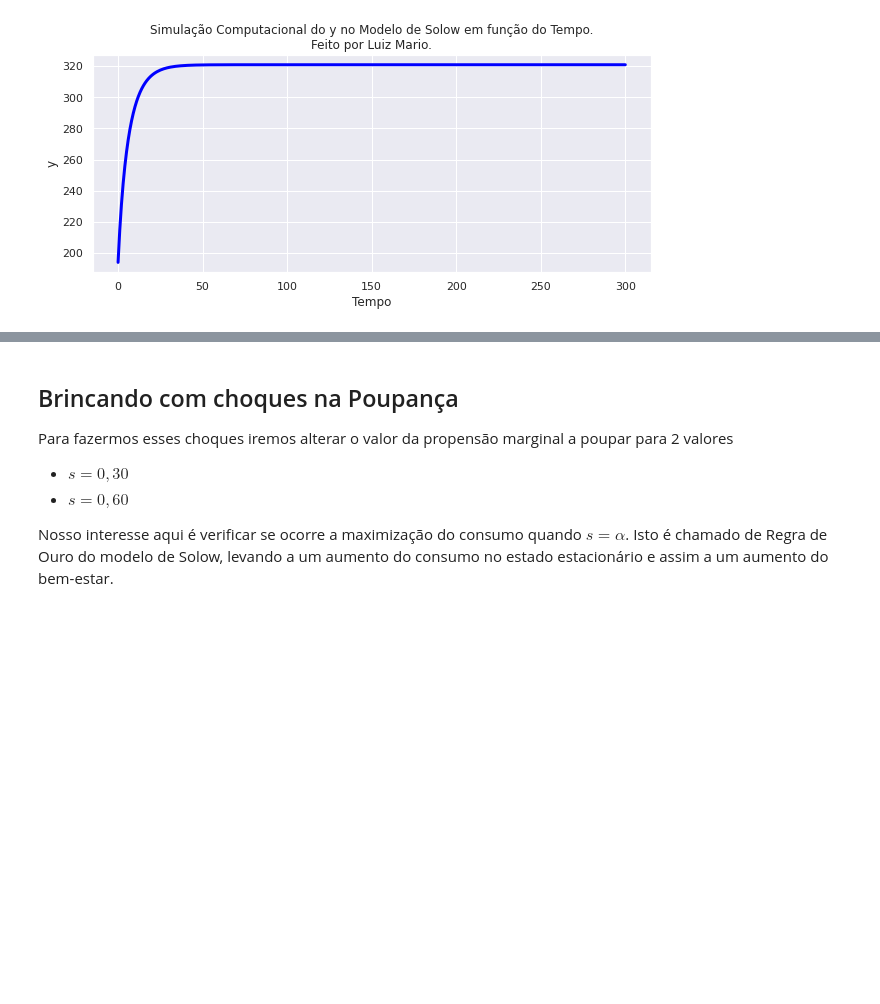
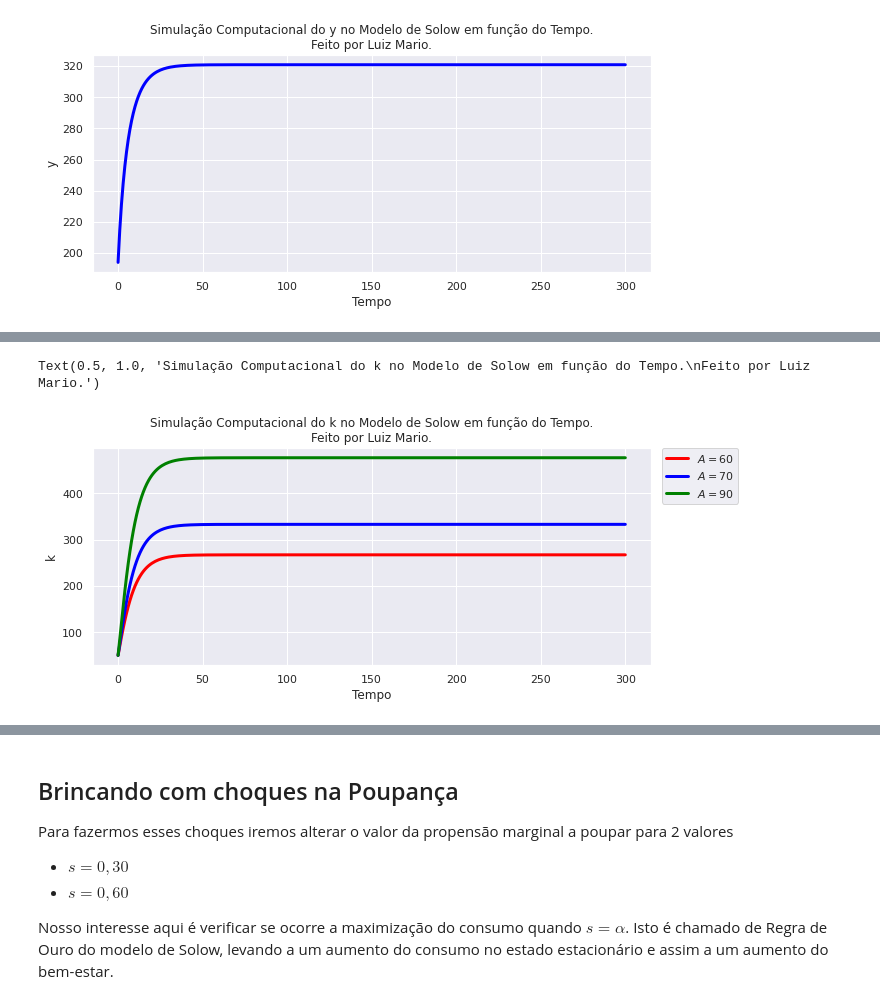
Before and after one commit to luizmarioags/Teoria-do-Desenvolvimento-Economico-, a Jupyter notebook: Modelo_de_Solow_Simulação.ipynb, the cells around one changed output, grey strips where cells are left out. Drawn from its saved outputs; the diff is of its cells as text; code cells hidden in the pictures; blank space fills up the shorter version.

```diff
--- a/Modelo_de_Solow_Simulação.ipynb
+++ b/Modelo_de_Solow_Simulação.ipynb
@@ -162,0 +270,8 @@ Text(0.5, 1.0, 'Simulação Computacional do y no Modelo de Solow em função do
+# %%
+# Para o A = 90
+# Definindo os parâmetros
+A = 90 #Produtividade total dos fatores
+s = 0.15 #Propensão marginal a poupar
+delta = 0.08 #Depreciação
+mu = 0.1 # Taxa de Crescimento Populacional
+alfa = 0.3
@@ -162,0 +318,8 @@ Text(0.5, 1.0, 'Simulação Computacional do y no Modelo de Solow em função do
+# %%
+# Transformando todas as nossas varíaveis calculadas antes em arrays
+k = np.array(k)
+y = np.array(y)
+C = np.array(C)
+S = np.array(S)
+Variacao_k = np.array(Variacao_k)
+print(k.ndim) # Verificando a dimensão da matriz
@@ -162,0 +328,18 @@ Text(0.5, 1.0, 'Simulação Computacional do y no Modelo de Solow em função do
+# %%
+# Como nossos arrays são bidimensionais precisamos fazer um reshape de 2D para 1D
+# Usando o comando reshape
+k = np.reshape(k,301)
+y = np.reshape(y,301)
+C = np.reshape(C,301)
+S = np.reshape(S,301)
+Variacao_k = np.reshape(Variacao_k,301)
+# %%
+# Criando o dataframe com um dicionário para as colunas já definidas
+data_modelo_Solow_A_90 = pd.DataFrame(index = Tempo)
+data_modelo_Solow_A_90["Tempo"] = pd.Series(Tempo)
+data_modelo_Solow_A_90["k"] = pd.Series(k)
+data_modelo_Solow_A_90["y"] = pd.Series(y)
+data_modelo_Solow_A_90["C"] = pd.Series(C)
+data_modelo_Solow_A_90["S"] = pd.Series(S)
+data_modelo_Solow_A_90["Taxa de Variação do K"] = pd.Series(Variacao_k)
+data_modelo_Solow_A_90
@@ -162,0 +360,12 @@ Text(0.5, 1.0, 'Simulação Computacional do y no Modelo de Solow em função do
+# %%
+# Grafico conjunto dos 3 do k
+sns.set()
+sns.set(rc={"figure.figsize":(10, 4)})
+sns.lineplot(data = data_modelo_Solow, x = 'Tempo', y = 'k', color = 'red', linewidth = 3, zorder = 2)
+sns.lineplot(data = data_modelo_Solow_A_70, x = 'Tempo', y = 'k', color = 'blue', linewidth = 3, zorder = 2)
+sns.lineplot(data = data_modelo_Solow_A_90, x = 'Tempo', y = 'k', color = 'green', linewidth = 3, zorder = 2)
+plt.legend(labels = ['$A = 60$','$A = 70$','$A = 90$'], loc = 'upper left', borderaxespad = 0,bbox_to_anchor=(1.02, 1))
+plt.title('Simulação Computacional do k no Modelo de Solow em função do Tempo.\nFeito por Luiz Mario.', loc='center')
+# %% [output]
+Text(0.5, 1.0, 'Simulação Computacional do k no Modelo de Solow em função do Tempo.\nFeito por Luiz Mario.')
+[figure, added]
```
Also changed, not shown: parts of 18 cells of this notebook.
